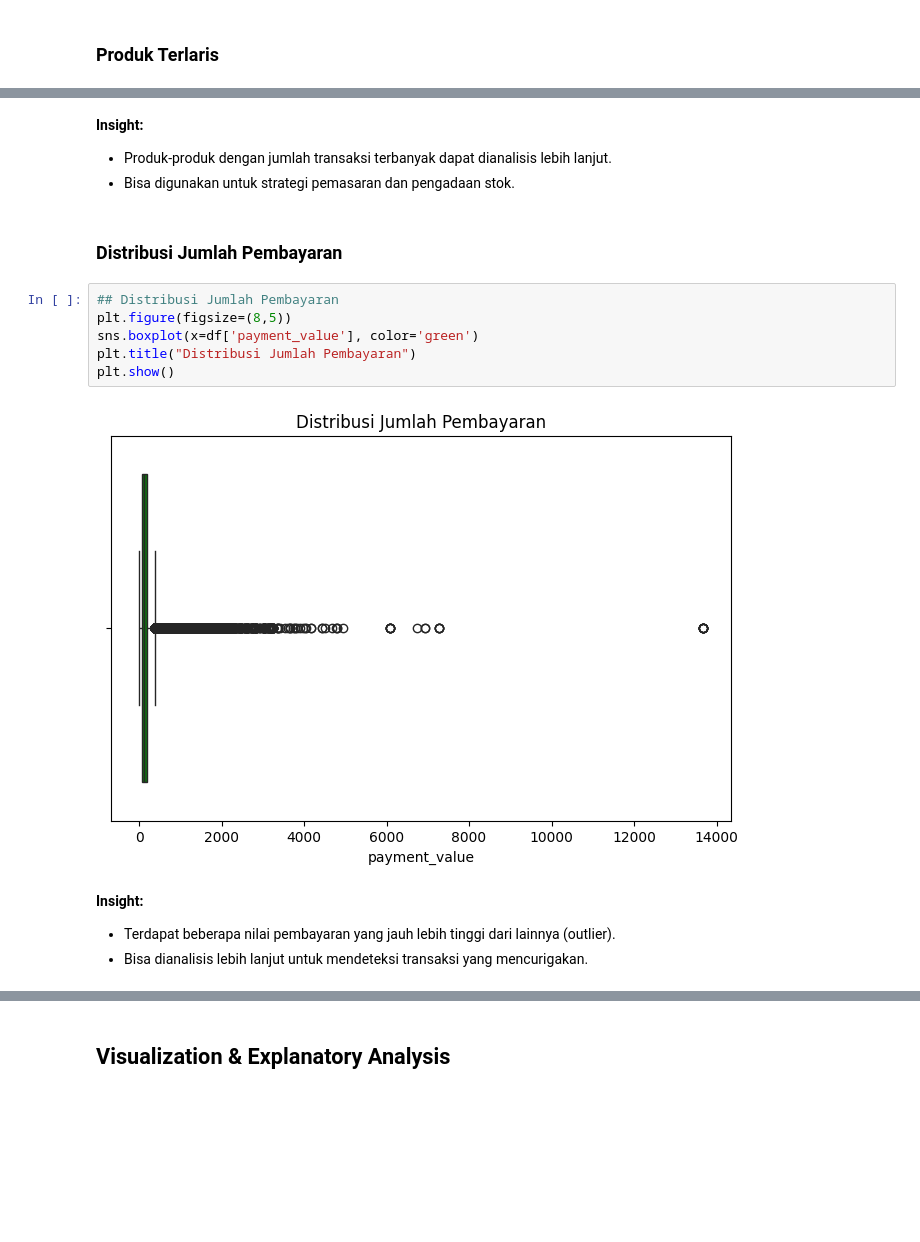
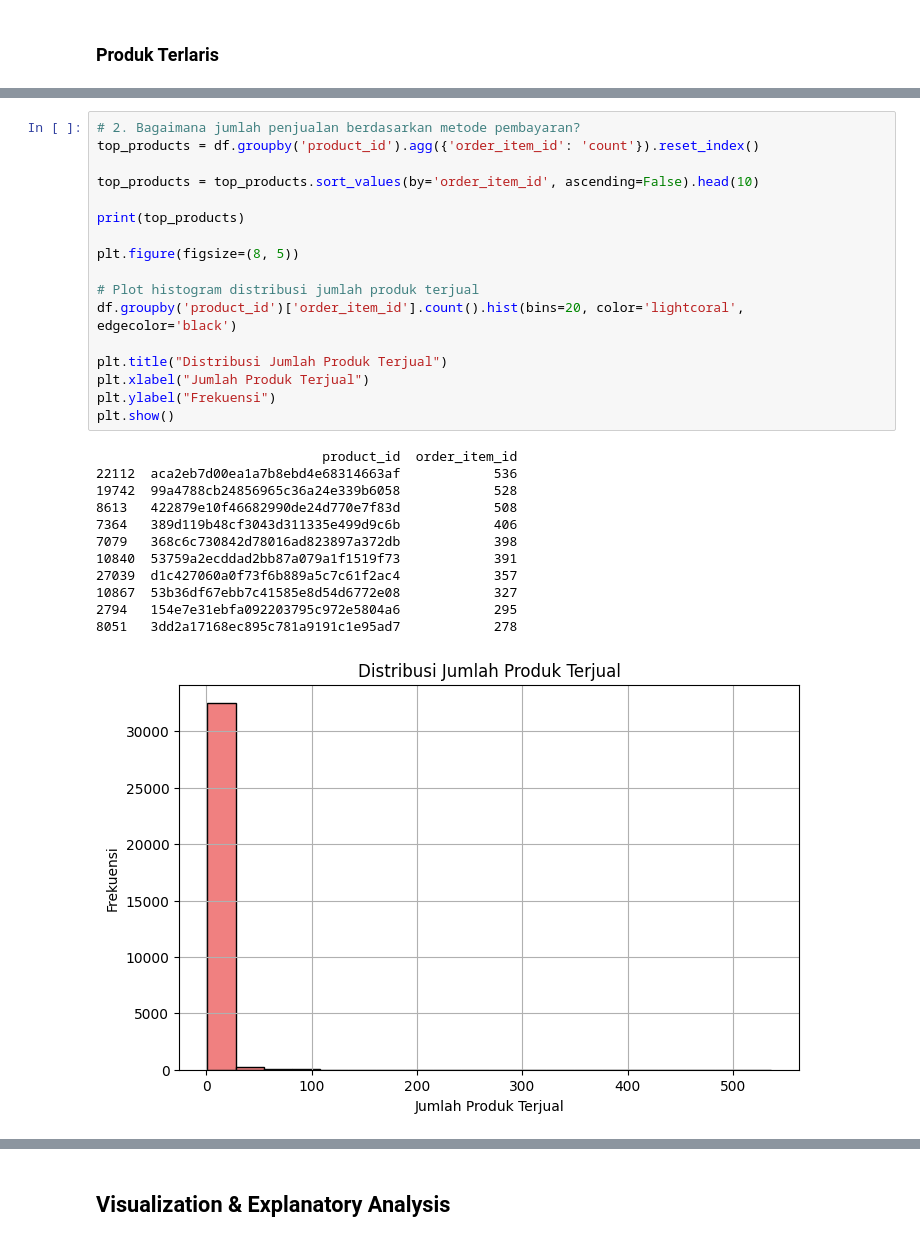
Before and after one commit to Elyz-ra/E-Commerce-Data-Analysis, a Jupyter notebook: notebook.ipynb, the cells around one changed output, grey strips where cells are left out. Cells and saved outputs as stored; diff of their text form; blank space fills up the shorter version.

```diff
--- a/notebook.ipynb
+++ b/notebook.ipynb
@@ -133,18 +145,30 @@ plt.show()
-# %% [markdown]
-**Insight:**
-- Produk-produk dengan jumlah transaksi terbanyak dapat dianalisis lebih lanjut.
-- Bisa digunakan untuk strategi pemasaran dan pengadaan stok.
-# %% [markdown]
-### Distribusi Jumlah Pembayaran
-# %%
-## Distribusi Jumlah Pembayaran
-plt.figure(figsize=(8,5))
-sns.boxplot(x=df['payment_value'], color='green')
-plt.title("Distribusi Jumlah Pembayaran")
-plt.show()
-# %% [output]
-[figure, removed]
-# %% [markdown]
-**Insight:**
-- Terdapat beberapa nilai pembayaran yang jauh lebih tinggi dari lainnya (outlier).
-- Bisa dianalisis lebih lanjut untuk mendeteksi transaksi yang mencurigakan.
+# %%
+# 2. Bagaimana jumlah penjualan berdasarkan metode pembayaran?
+top_products = df.groupby('product_id').agg({'order_item_id': 'count'}).reset_index()
+
+top_products = top_products.sort_values(by='order_item_id', ascending=False).head(10)
+
+print(top_products)
+
+plt.figure(figsize=(8, 5))
+
+# Plot histogram distribusi jumlah produk terjual
+df.groupby('product_id')['order_item_id'].count().hist(bins=20, color='lightcoral', edgecolor='black')
+
+plt.title("Distribusi Jumlah Produk Terjual")
+plt.xlabel("Jumlah Produk Terjual")
+plt.ylabel("Frekuensi")
+plt.show()
+# %% [output]
+                             product_id  order_item_id
+22112  aca2eb7d00ea1a7b8ebd4e68314663af            536
+19742  99a4788cb24856965c36a24e339b6058            528
+8613   422879e10f46682990de24d770e7f83d            508
+7364   389d119b48cf3043d311335e499d9c6b            406
+7079   368c6c730842d78016ad823897a372db            398
+10840  53759a2ecddad2bb87a079a1f1519f73            391
+27039  d1c427060a0f73f6b889a5c7c61f2ac4            357
+10867  53b36df67ebb7c41585e8d54d6772e08            327
+2794   154e7e31ebfa092203795c972e5804a6            295
+8051   3dd2a17168ec895c781a9191c1e95ad7            278
+[figure, added]
```
Also changed, not shown: parts of 16 cells of this notebook.
